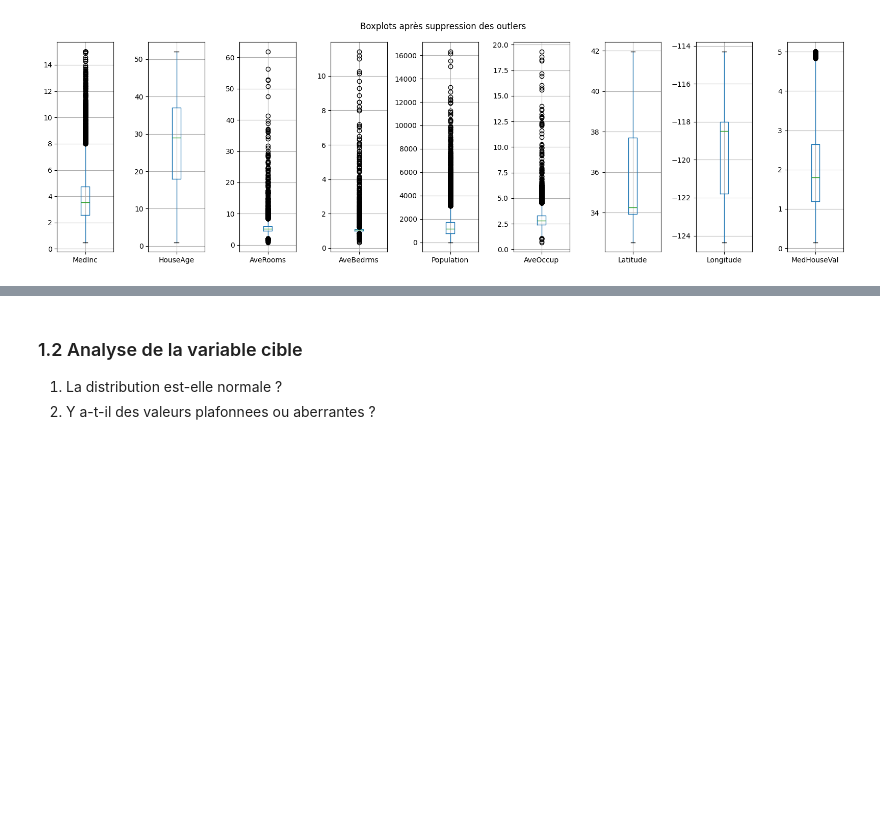
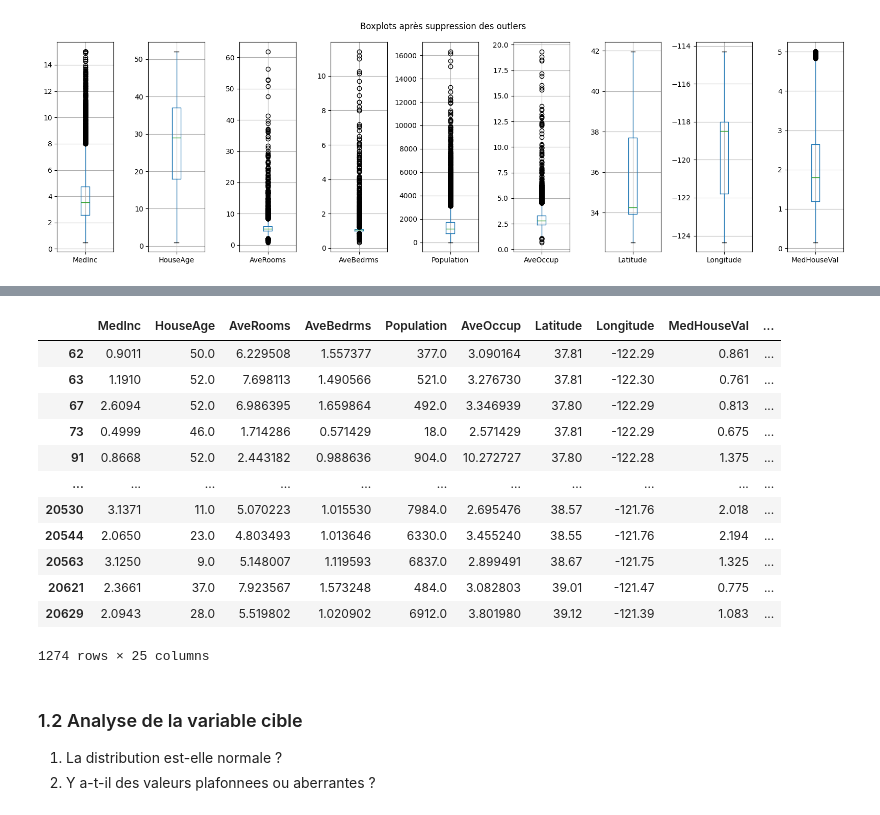
Before and after one commit to DamienDESSAUX-M2i/M2i_CDSD_TDTP, a Jupyter notebook: scikit_learn/exos/tp2.ipynb, the cells around one changed output, grey strips where cells are left out. Saved outputs shown, nothing was run; the diff lists cells and outputs as text; code cells hidden in the pictures; blank space fills up the shorter version.

```diff
--- a/scikit_learn/exos/tp2.ipynb
+++ b/scikit_learn/exos/tp2.ipynb
@@ -105,3 +233,19 @@ plt.show()
+# %%
+df_outliers2[df_outliers2.filter(like="is_outlier").any(axis=1)]
+# %% [output]
+|  | MedInc | HouseAge | AveRooms | AveBedrms | Population | AveOccup | Latitude | Longitude | MedHouseVal | ... |
+| 62 | 0.9011 | 50.0 | 6.229508 | 1.557377 | 377.0 | 3.090164 | 37.81 | -122.29 | 0.861 | ... |
+| 63 | 1.1910 | 52.0 | 7.698113 | 1.490566 | 521.0 | 3.276730 | 37.81 | -122.30 | 0.761 | ... |
+| 67 | 2.6094 | 52.0 | 6.986395 | 1.659864 | 492.0 | 3.346939 | 37.80 | -122.29 | 0.813 | ... |
+| 73 | 0.4999 | 46.0 | 1.714286 | 0.571429 | 18.0 | 2.571429 | 37.81 | -122.29 | 0.675 | ... |
+| 91 | 0.8668 | 52.0 | 2.443182 | 0.988636 | 904.0 | 10.272727 | 37.80 | -122.28 | 1.375 | ... |
+| ... | ... | ... | ... | ... | ... | ... | ... | ... | ... | ... |
+| 20530 | 3.1371 | 11.0 | 5.070223 | 1.015530 | 7984.0 | 2.695476 | 38.57 | -121.76 | 2.018 | ... |
+| 20544 | 2.0650 | 23.0 | 4.803493 | 1.013646 | 6330.0 | 3.455240 | 38.55 | -121.76 | 2.194 | ... |
+| 20563 | 3.1250 | 9.0 | 5.148007 | 1.119593 | 6837.0 | 2.899491 | 38.67 | -121.75 | 1.325 | ... |
+| 20621 | 2.3661 | 37.0 | 7.923567 | 1.573248 | 484.0 | 3.082803 | 39.01 | -121.47 | 0.775 | ... |
+| 20629 | 2.0943 | 28.0 | 5.519802 | 1.020902 | 6912.0 | 3.801980 | 39.12 | -121.39 | 1.083 | ... |
+1274 rows × 25 columns
 # %% [markdown]
 ### 1.2 Analyse de la variable cible
 
```
Also changed, not shown: parts of 18 cells of this notebook, 6 other files.
